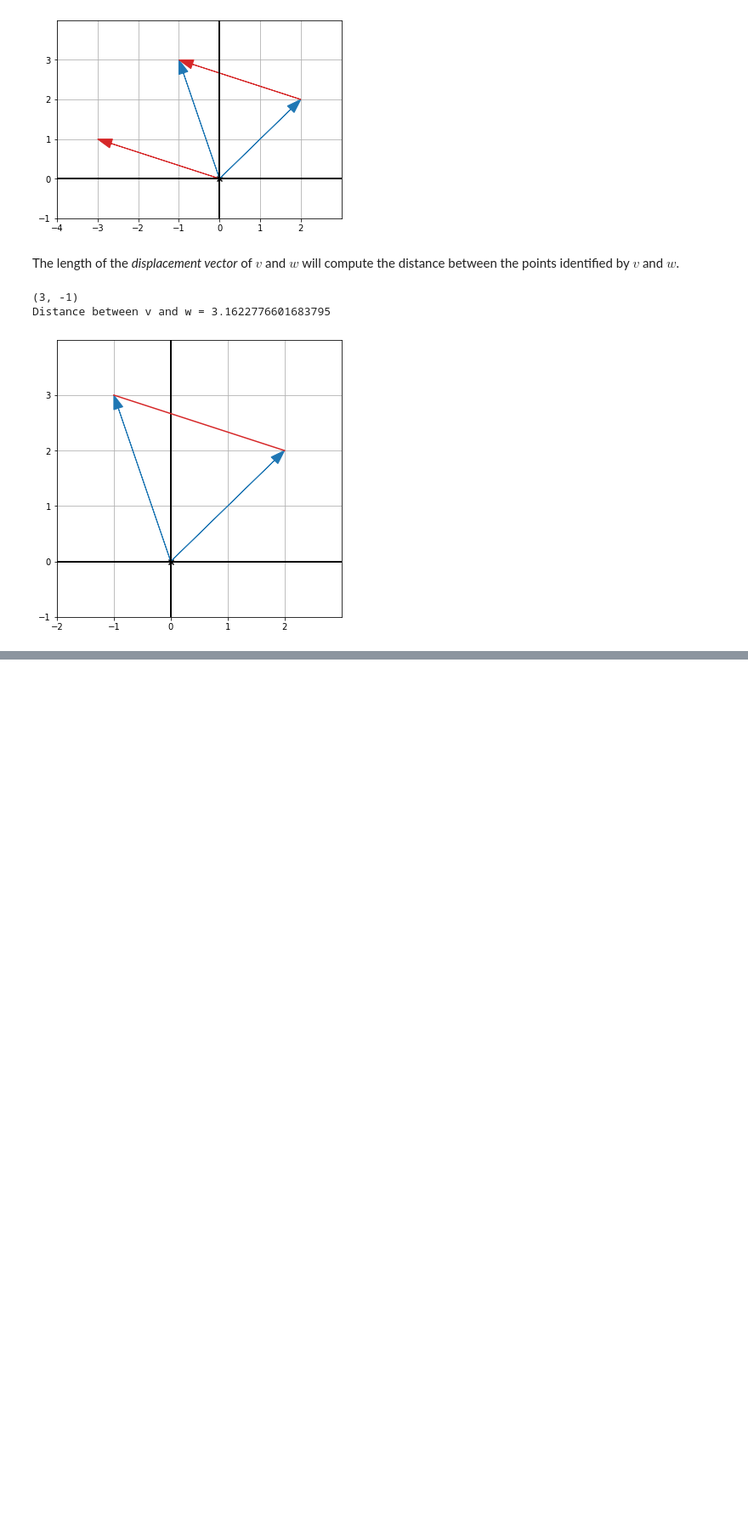
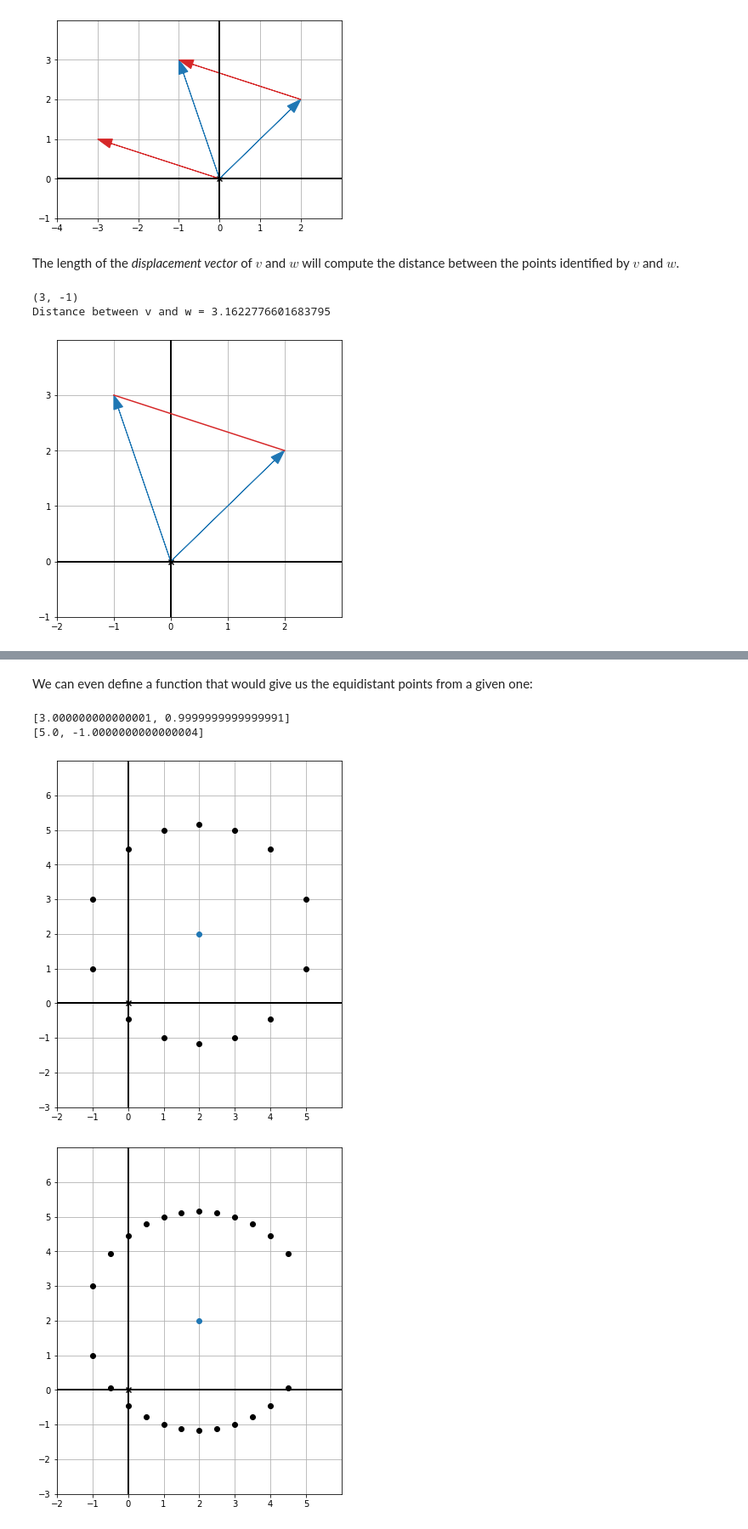
Before and after one commit to sergiofgonzalez/math-workbench, a Jupyter notebook: 01-vectors-in-the-2d-plane/02-vector-arithmetics-notebook/vector_arithmetics.ipynb, the cells around one changed output, grey strips where cells are left out. Shown: that part at 85% size. Saved outputs shown, nothing was run; the diff lists cells and outputs as text; code cells hidden in the pictures; blank space fills up the shorter version.

Commit message:
Add more vector arithmetics

```diff
--- a/01-vectors-in-the-2d-plane/02-vector-arithmetics-notebook/vector_arithmetics.ipynb
+++ b/01-vectors-in-the-2d-plane/02-vector-arithmetics-notebook/vector_arithmetics.ipynb
@@ -308,0 +308,32 @@ draw(
+# %% [markdown]
+We can even define a function that would give us the equidistant points from a given one:
+# %%
+import numpy as np
+
+def get_equidistant_y_coords(vector, distance, x_coord):
+    result_plus = vector[1] + sqrt(distance ** 2 - ((vector[0] - x_coord) ** 2))
+    result_minus = vector[1] - sqrt(distance ** 2 - ((vector[0] - x_coord) ** 2))
+    return [result_plus, result_minus]
+
+print(get_equidistant_y_coords((2, 2), sqrt(10), -1))
+print(get_equidistant_y_coords((2, 2), sqrt(10), 3))
+
+equidistant_points = [(x, get_equidistant_y_coords((2, 2), sqrt(10), x)[i]) for x in range(-1, 6) for i in [0, 1]]
+
+draw(
+    Points((2, 2), color=blue),
+    Points(*equidistant_points)
+)
+
+# This can be improved using NumPy, which allows for a non-int step
+equidistant_points = [(x, get_equidistant_y_coords((2, 2), sqrt(10), x)[i]) for x in np.arange(-1, 5, 0.5) for i in [0, 1]]
+
+draw(
+    Points((2, 2), color=blue),
+    Points(*equidistant_points)
+)
+# %% [output]
+[3.000000000000001, 0.9999999999999991]
+[5.0, -1.0000000000000004]
+[figure, added]
+[figure, added]
```
Also changed, not shown: parts of 4 cells of this notebook, 1 other file.
